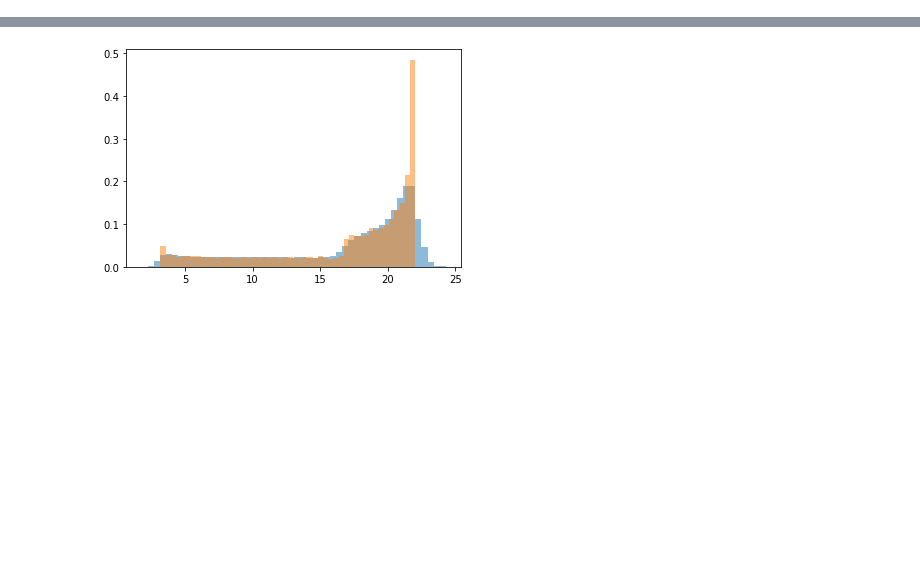
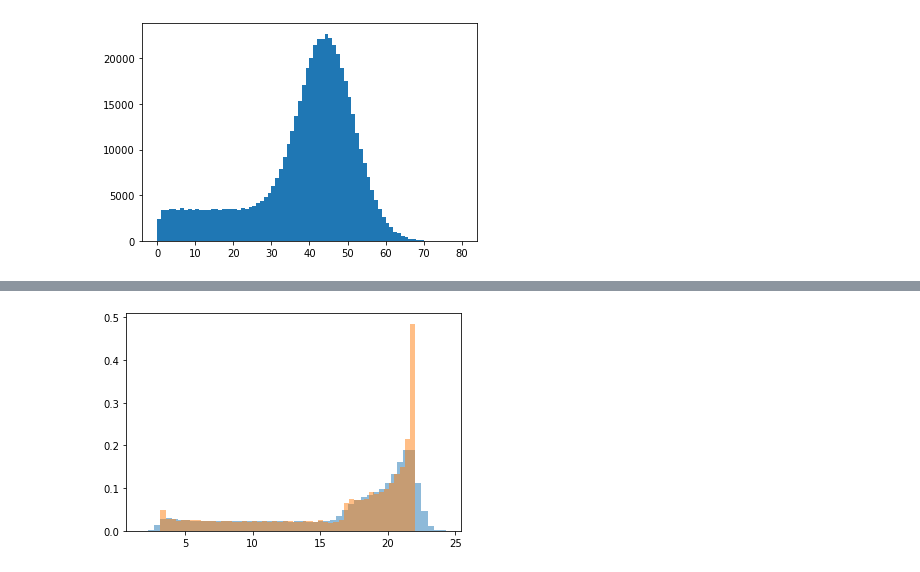
Before and after one commit to ClusterDuck123/ringity, a Jupyter notebook: notebooks/degree_distribution.ipynb, the cells around one changed output, grey strips where cells are left out. Cells and saved outputs as stored; diff of their text form; code cells hidden in the pictures; blank space fills up the shorter version.

```diff
--- a/notebooks/degree_distribution.ipynb
+++ b/notebooks/degree_distribution.ipynb
@@ -20,4 +21,8 @@ for i in range(2**10):
     degs.append([deg for (node, deg) in nx.degree(G)])
 
 degs = np.array(degs).flatten()
+# %%
+plt.hist(degs, bins=max(degs));
+# %% [output]
+[figure, added]
 # %%
```
Also changed, not shown: parts of 13 cells of this notebook, 1 other file.
